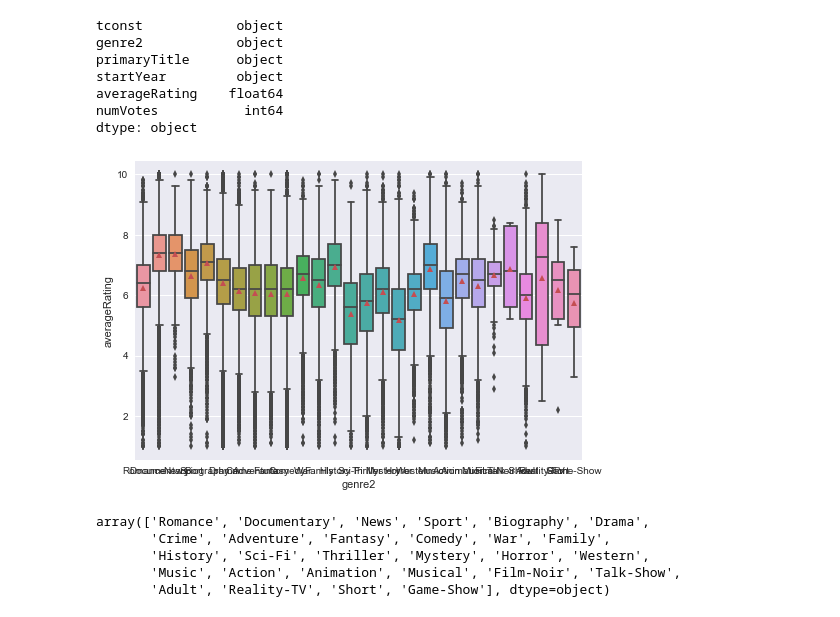
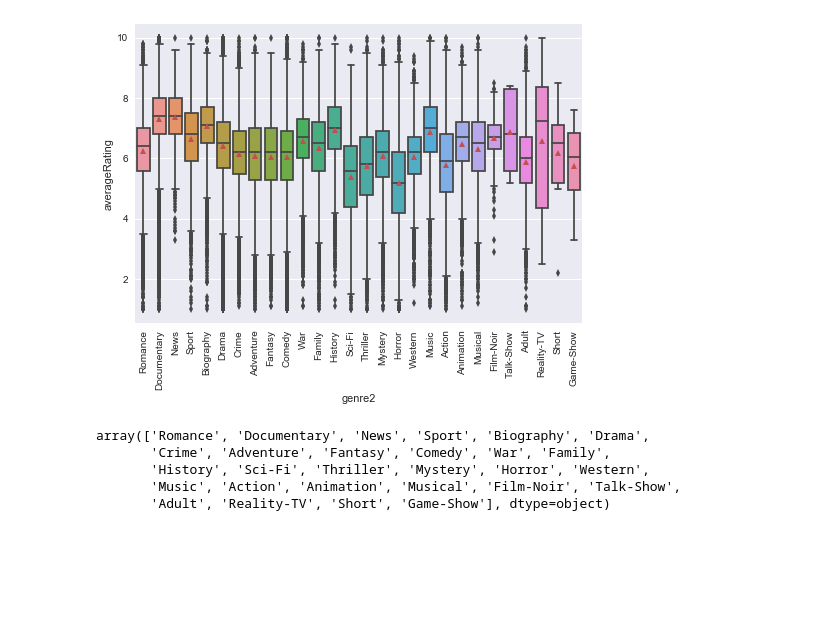
Before and after one commit to Amjaad/MoviesProject, a Jupyter notebook: DataPrep/anova_genres.ipynb, the cells around one changed output. Cells and saved outputs as stored; diff of their text form; code cells hidden in the pictures; blank space fills up the shorter version.

Commit message:
updated boxplots and anova test

```diff
--- a/DataPrep/anova_genres.ipynb
+++ b/DataPrep/anova_genres.ipynb
@@ -11,16 +11,5 @@ from pandas import Series
 # read in data
 local_file="genre.csv"
 source=local_file
-df_genre = pd.read_csv(source)
-df_genre.drop(df_genre.columns[0], inplace=True, axis=1)
+genre_df = pd.read_csv(source)
+genre_df.drop(genre_df.columns[0], inplace=True, axis=1)
-# %%
-df_genre.head()
-df_genre.dtypes
-# %% [output]
-tconst            object
-genre2            object
-primaryTitle      object
-startYear         object
-averageRating    float64
-numVotes           int64
-dtype: object
@@ -27,8 +19,9 @@ dtype: object
 # %%
 import seaborn as sns
 
-sns.boxplot(x=df_genre['genre2'], y=df_genre['averageRating'], showmeans=True)
+sns.boxplot(x=genre_df['genre2'], y=genre_df['averageRating'], showmeans=True)
+plt.xticks(rotation=90)
 plt.show()
 # %% [output]
-[figure, old version]
+[figure, new version]
 # %%
```
Also changed, not shown: parts of 4 cells of this notebook.
